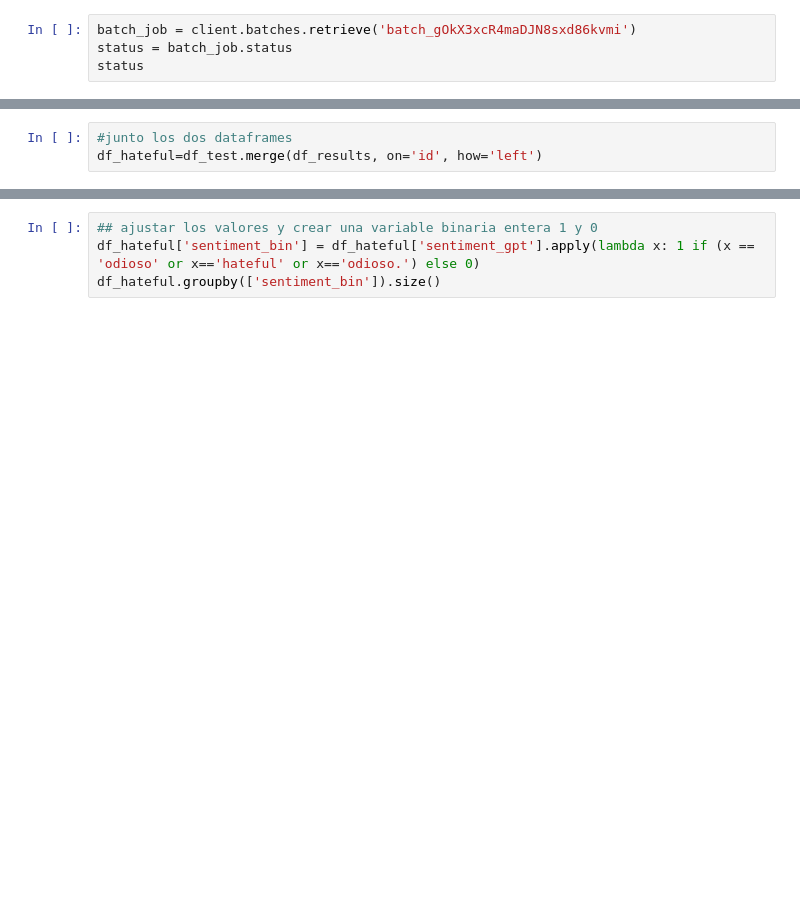
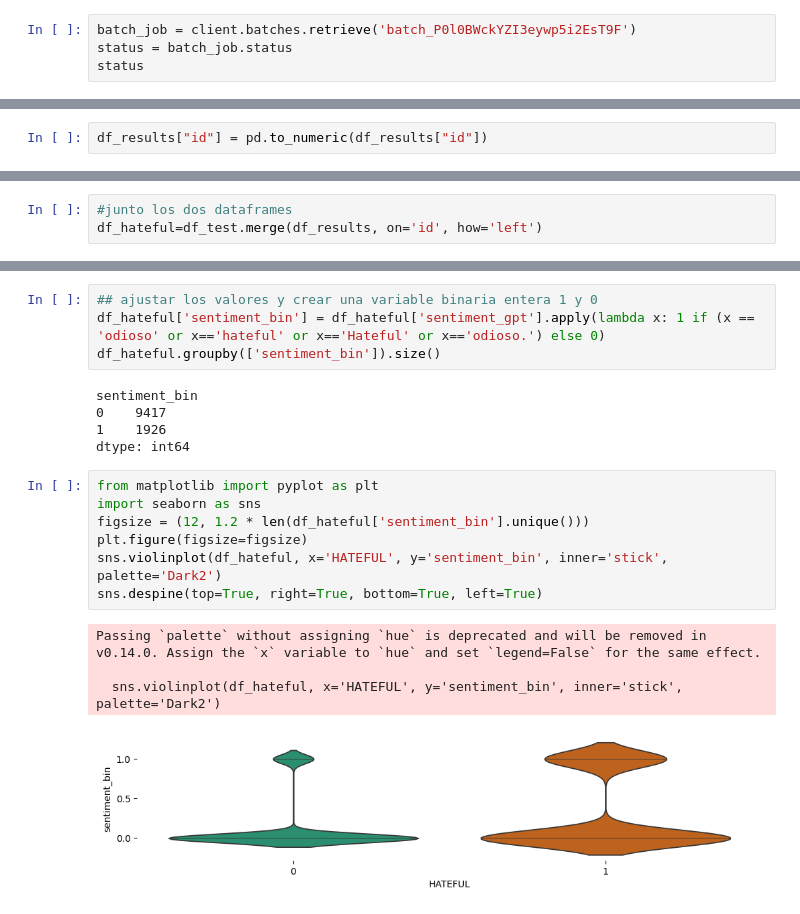
Before and after one commit to natdebandi/hate_speech_ar, a Jupyter notebook: 2_GPT_evaluate_batch.ipynb, the cells around one changed output, grey strips where cells are left out. Cells and saved outputs as stored; diff of their text form; blank space fills up the shorter version.

```diff
--- a/2_GPT_evaluate_batch.ipynb
+++ b/2_GPT_evaluate_batch.ipynb
@@ -48,7 +48,7 @@ BATCH ID Prueba 1: batch_P0l0BWckYZI3eywp5i2EsT9F
 
 BATCH ID Prueba 2: batch_gOkX3xcR4maDJN8sxd86kvmi
 # %%
-batch_job = client.batches.retrieve('batch_gOkX3xcR4maDJN8sxd86kvmi')
+batch_job = client.batches.retrieve('batch_P0l0BWckYZI3eywp5i2EsT9F')
 status = batch_job.status
 status
 # %% [output]
@@ -94,4 +94,6 @@ df_results[0:10]
 | 7 | 397710 | El texto contiene un lenguaje des... |
 | 8 | 397711 | No es un mensaje de odio. |
 | 9 | 397712 | Lo siento, pero necesito más cont... |
+# %%
+df_results["id"] = pd.to_numeric(df_results["id"])
 # %%
@@ -126,4 +153,21 @@ df_hateful=df_test.merge(df_results, on='id', how='left')
 # %%
 ## ajustar los valores y crear una variable binaria entera 1 y 0
-df_hateful['sentiment_bin'] = df_hateful['sentiment_gpt'].apply(lambda x: 1 if (x == 'odioso' or x=='hateful' or x=='odioso.') else 0)
+df_hateful['sentiment_bin'] = df_hateful['sentiment_gpt'].apply(lambda x: 1 if (x == 'odioso' or x=='hateful' or x=='Hateful' or x=='odioso.') else 0)
 df_hateful.groupby(['sentiment_bin']).size()
+# %% [output]
+sentiment_bin
+0    9417
+1    1926
+dtype: int64
+# %%
+from matplotlib import pyplot as plt
+import seaborn as sns
+figsize = (12, 1.2 * len(df_hateful['sentiment_bin'].unique()))
+plt.figure(figsize=figsize)
+sns.violinplot(df_hateful, x='HATEFUL', y='sentiment_bin', inner='stick', palette='Dark2')
+sns.despine(top=True, right=True, bottom=True, left=True)
+# %% [output]
+Passing `palette` without assigning `hue` is deprecated and will be removed in v0.14.0. Assign the `x` variable to `hue` and set `legend=False` for the same effect.
+
+  sns.violinplot(df_hateful, x='HATEFUL', y='sentiment_bin', inner='stick', palette='Dark2')
+[figure, added]
```
Also changed, not shown: parts of 6 cells of this notebook.
